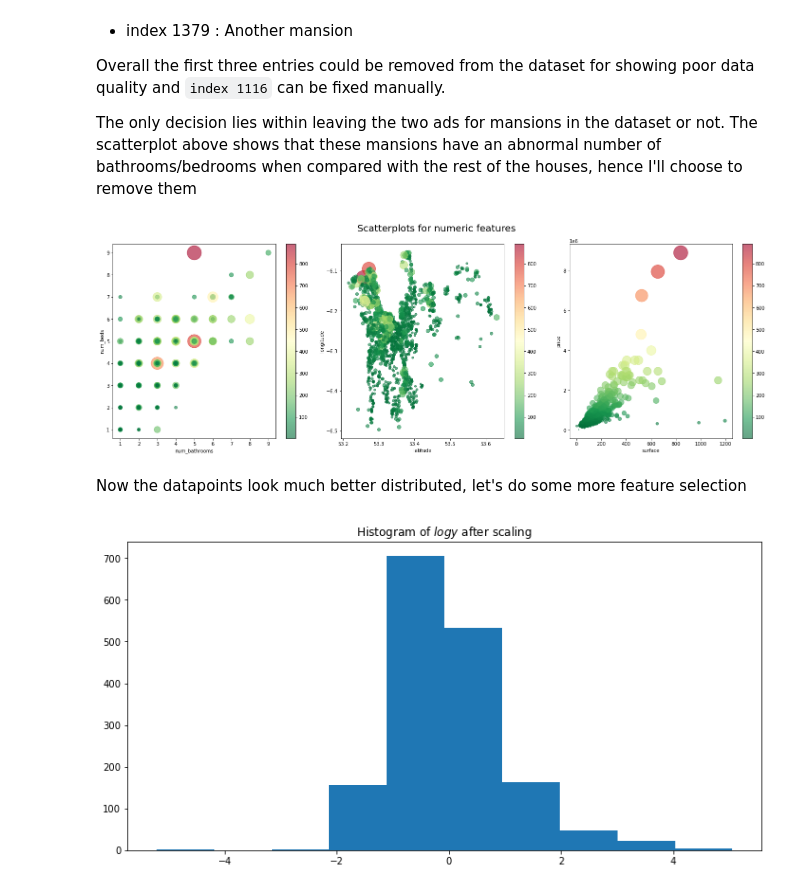
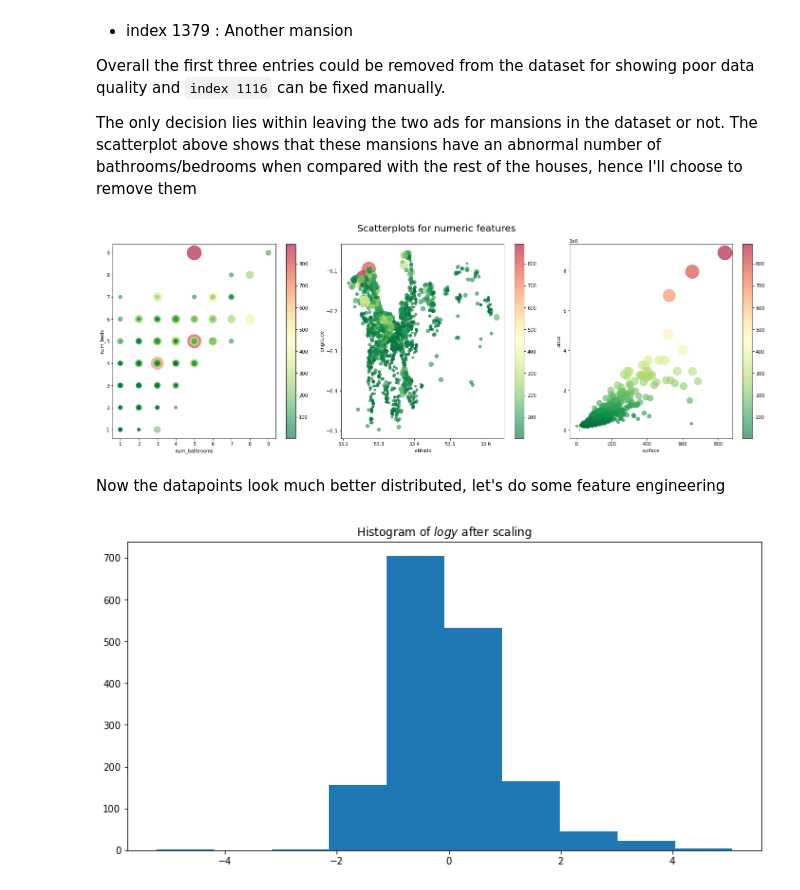
Before and after one commit to ET5003-Group1/ET5003, a Jupyter notebook: Week-5/ET5003_KaggleCompetition.ipynb, the cells around one changed output. Cells and saved outputs as stored; diff of their text form; code cells hidden in the pictures.

```diff
--- a/Week-5/ET5003_KaggleCompetition.ipynb
+++ b/Week-5/ET5003_KaggleCompetition.ipynb
@@ -167,9 +169,12 @@ dtype: int64
 ## Examining outliers
 Next let's try to identify outliers.
 # %%
-def plot_numeric_feats(dataset, cmap=get_cmap("RdYlGn").reversed()):
+def plot_numeric_feats(dataset, cmap=get_cmap("RdYlGn").reversed(), scale_price=False):
     fig, axes = plt.subplots(1, 3, figsize=(20, 7))
-    scaled_price = dataset["price"] / 10_000
+    if scale_price:
+        scaled_price = dataset["price"] / 10_000
+    else:
+        scaled_price = dataset["price"]
 
     dataset[["num_bathrooms", "num_beds", "price"]].plot.scatter(
         "num_bathrooms",
@@ -204,7 +209,7 @@ def plot_numeric_feats(dataset, cmap=get_cmap("RdYlGn").reversed()):
 
 
 print("Numeric columns:", train_set.select_dtypes(["int", "float"]).columns.tolist())
-plot_numeric_feats(train_set)
+plot_numeric_feats(train_set, scale_price=True)
 # %% [output]
 Numeric columns: ['num_bathrooms', 'num_beds', 'latitude', 'longitude', 'surface', 'price']
 [figure]
@@ -242,18 +247,22 @@ The only decision lies within leaving the two ads for mansions in the dataset or
 # %%
 pd.reset_option("max_colwidth")
 
 drop_index = [356, 507, 558, 1100, 1379]
 fix_index = 1116
 
 cleaned_train_set = train_set.drop(index=drop_index)
+
 cleaned_train_set.loc[fix_index, "surface"] = (
     cleaned_train_set.loc[fix_index, "surface"] / 100
 )
-plot_numeric_feats(cleaned_train_set)
+cleaned_train_set = cleaned_train_set[
+    cleaned_train_set["surface"] < 900
+]  # Some other outliers that need to be filtered, found via manual inspection
+plot_numeric_feats(cleaned_train_set, scale_price=True)
 # %% [output]
-[figure, old version]
+[figure, new version]
 # %% [markdown]
-Now the datapoints look much better distributed, let's do some more feature selection
+Now the datapoints look much better distributed, let's do some feature engineering
 # %%
 X, y = cleaned_train_set.drop(columns="price"), cleaned_train_set["price"]
 
```
Also changed, not shown: parts of 38 cells of this notebook.
